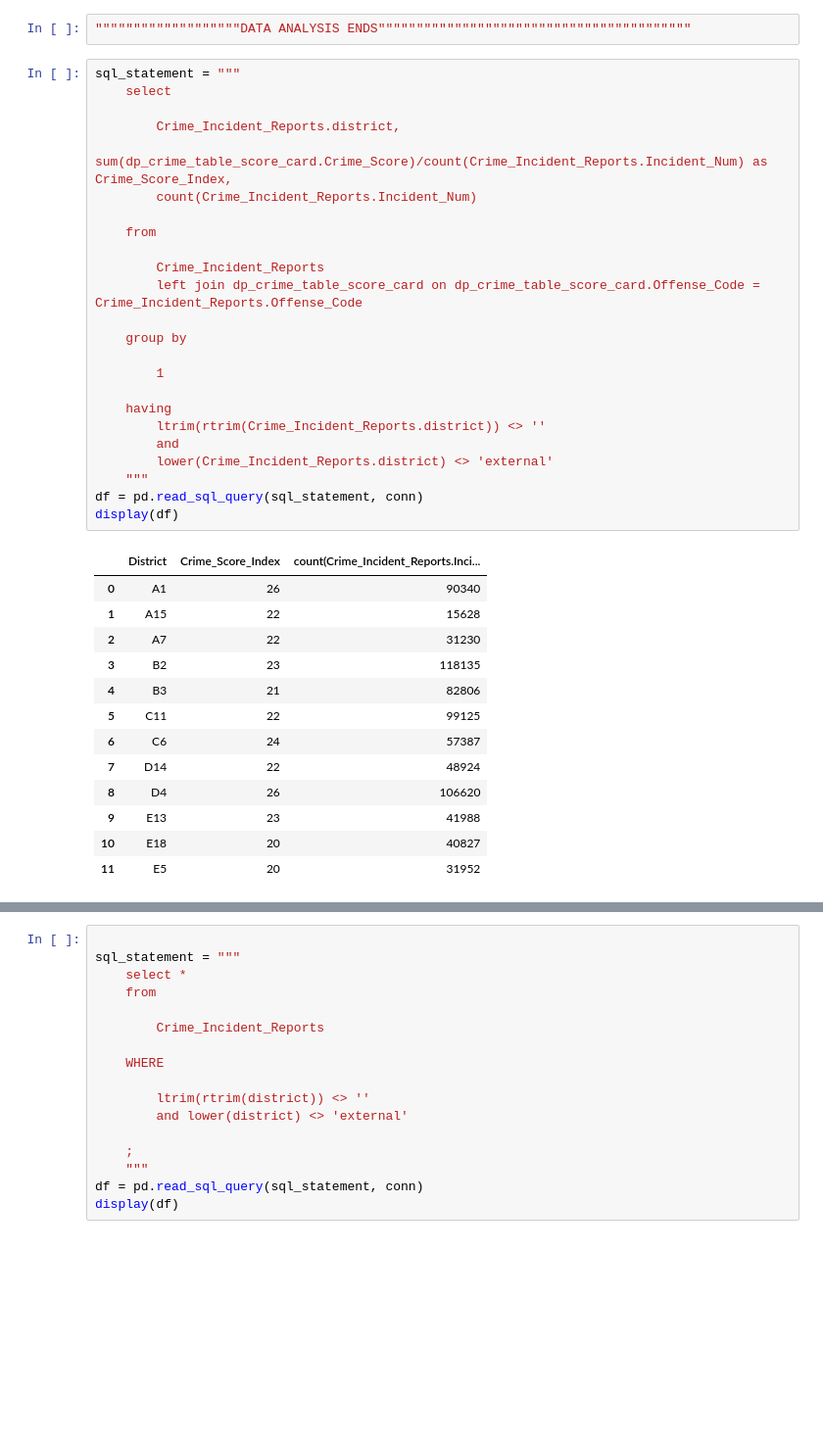
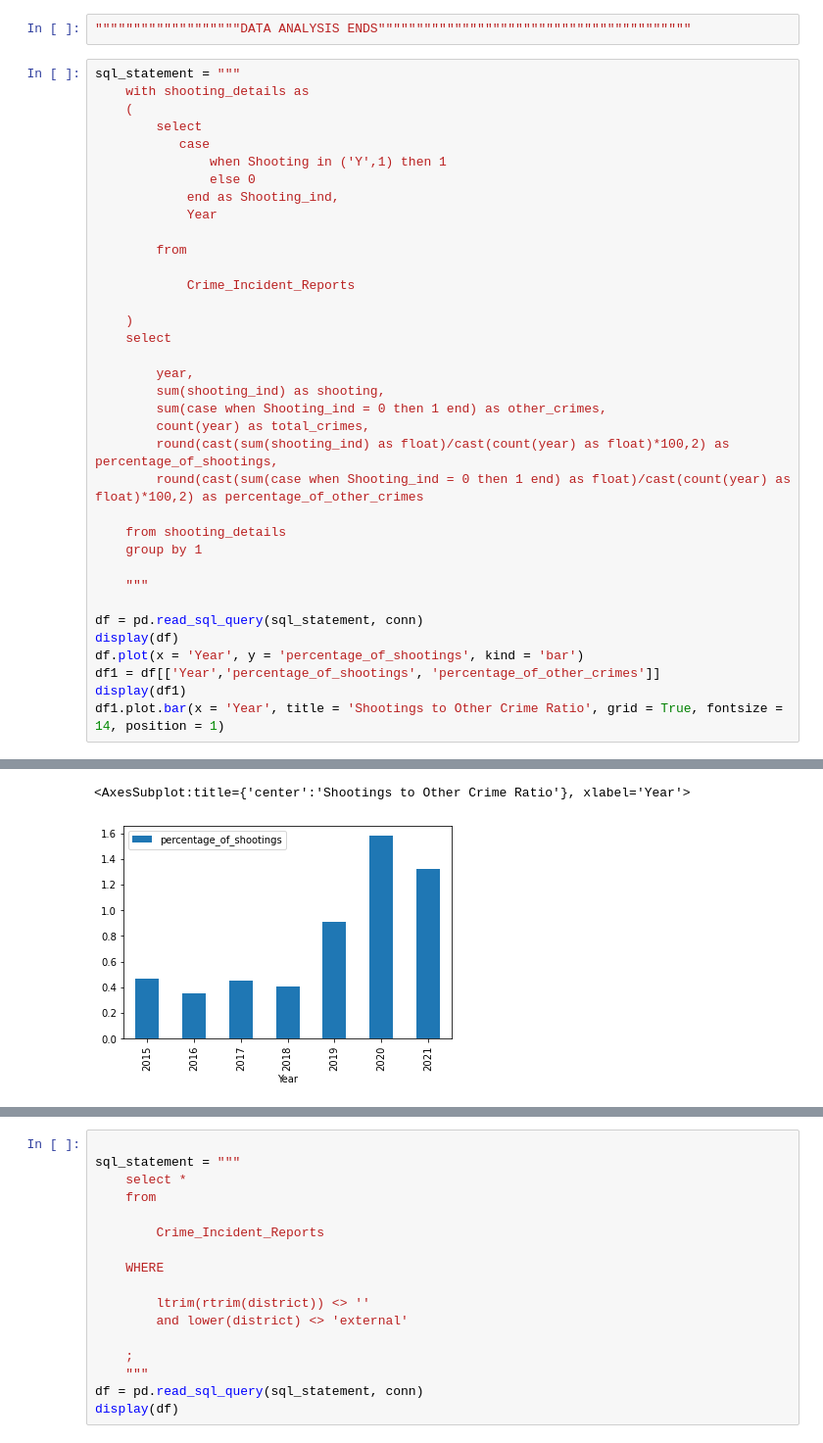
Before and after one commit to Vaibs123/test, a Jupyter notebook: Vaibhav_Copy.ipynb, the cells around one changed output, grey strips where cells are left out. Shown at 98% size. Drawn from its saved outputs; the diff is of its cells as text; blank space fills up the shorter version.

```diff
--- a/Vaibhav_Copy.ipynb
+++ b/Vaibhav_Copy.ipynb
@@ -424,41 +424,40 @@ df.plot(x = 'district', y = 'Crime_Score_Index', kind = 'bar')
 [figure]
 # %%
 """""""""""""""""""DATA ANALYSIS ENDS"""""""""""""""""""""""""""""""""""""""""
-# %%
-sql_statement = """
-    select
-
-        Crime_Incident_Reports.district,
-        sum(dp_crime_table_score_card.Crime_Score)/count(Crime_Incident_Reports.Incident_Num) as Crime_Score_Index,
-        count(Crime_Incident_Reports.Incident_Num)
-
-    from
-
-        Crime_Incident_Reports
-        left join dp_crime_table_score_card on dp_crime_table_score_card.Offense_Code = Crime_Incident_Reports.Offense_Code
-
-    group by
-
-        1
-
-    having
-        ltrim(rtrim(Crime_Incident_Reports.district)) <> ''
-        and
-        lower(Crime_Incident_Reports.district) <> 'external'
-    """
-df = pd.read_sql_query(sql_statement, conn)
-display(df)
-# %% [output]
-|  | District | Crime_Score_Index | count(Crime_Incident_Reports.Inci... |
-| 0 | A1 | 26 | 90340 |
-| 1 | A15 | 22 | 15628 |
-| 2 | A7 | 22 | 31230 |
-| 3 | B2 | 23 | 118135 |
-| 4 | B3 | 21 | 82806 |
-| 5 | C11 | 22 | 99125 |
-| 6 | C6 | 24 | 57387 |
-| 7 | D14 | 22 | 48924 |
-| 8 | D4 | 26 | 106620 |
-| 9 | E13 | 23 | 41988 |
-| 10 | E18 | 20 | 40827 |
-| 11 | E5 | 20 | 31952 |
+# %%
+sql_statement = """
+    with shooting_details as
+    (
+        select
+           case
+               when Shooting in ('Y',1) then 1
+               else 0
+            end as Shooting_ind,
+            Year
+
+        from
+
+            Crime_Incident_Reports
+
+    )
+    select
+
+        year,
+        sum(shooting_ind) as shooting,
+        sum(case when Shooting_ind = 0 then 1 end) as other_crimes,
+        count(year) as total_crimes,
+        round(cast(sum(shooting_ind) as float)/cast(count(year) as float)*100,2) as percentage_of_shootings,
+        round(cast(sum(case when Shooting_ind = 0 then 1 end) as float)/cast(count(year) as float)*100,2) as percentage_of_other_crimes
+
+    from shooting_details
+    group by 1
+
+    """
+
+df = pd.read_sql_query(sql_statement, conn)
+display(df)
+df.plot(x = 'Year', y = 'percentage_of_shootings', kind = 'bar')
+df1 = df[['Year','percentage_of_shootings', 'percentage_of_other_crimes']]
+display(df1)
+df1.plot.bar(x = 'Year', title = 'Shootings to Other Crime Ratio', grid = True, fontsize = 14, position = 1)
+# %% [output]
@@ -464,0 +480,2 @@ display(df)
+<AxesSubplot:title={'center':'Shootings to Other Crime Ratio'}, xlabel='Year'>
+[figure, added]
```
Also changed, not shown: parts of 3 cells of this notebook.
